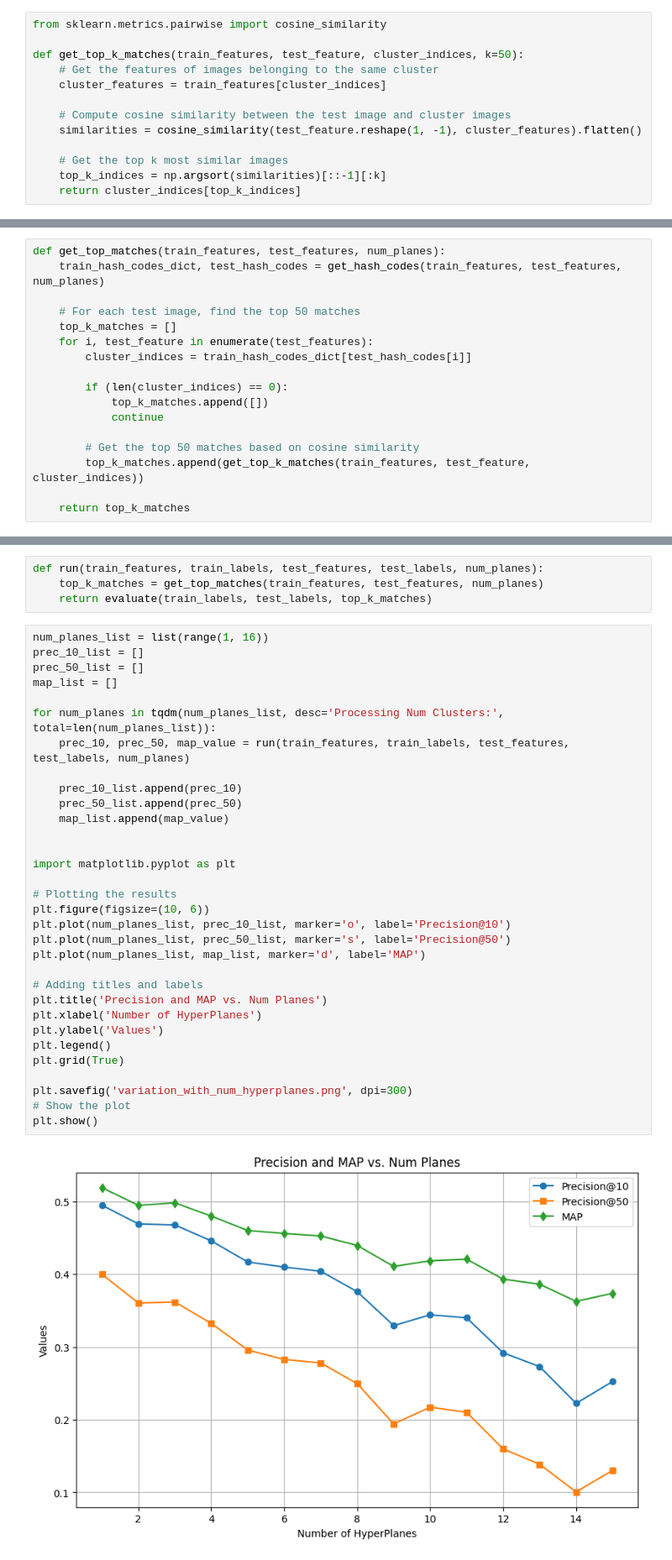
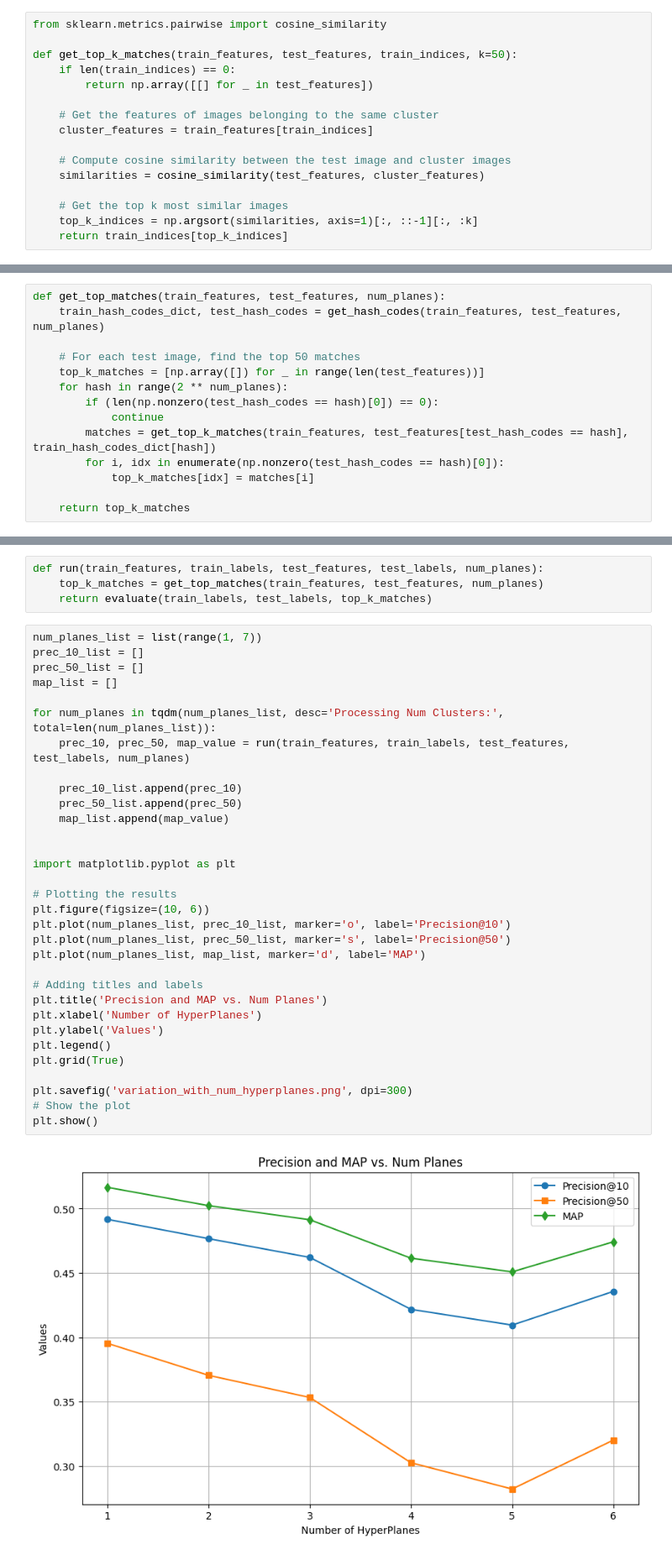
Before and after one commit to chaitanyagarg58/CS635_Information_Retrieval_Assignments, a Jupyter notebook: Assignment-2/Random_Projection_Hashing_CIFAR_100.ipynb, the cells around one changed output, grey strips where cells are left out. Shown: that part at 84% size. Saved outputs shown, nothing was run; the diff lists cells and outputs as text.

```diff
--- a/Assignment-2/Random_Projection_Hashing_CIFAR_100.ipynb
+++ b/Assignment-2/Random_Projection_Hashing_CIFAR_100.ipynb
@@ -58,16 +58,19 @@ Downloading: "https://download.pytorch.org/models/resnet50-0676ba61.pth" to /roo
 # %%
 from sklearn.metrics.pairwise import cosine_similarity
 
-def get_top_k_matches(train_features, test_feature, cluster_indices, k=50):
+def get_top_k_matches(train_features, test_features, train_indices, k=50):
+    if len(train_indices) == 0:
+        return np.array([[] for _ in test_features])
+
     # Get the features of images belonging to the same cluster
-    cluster_features = train_features[cluster_indices]
+    cluster_features = train_features[train_indices]
 
     # Compute cosine similarity between the test image and cluster images
-    similarities = cosine_similarity(test_feature.reshape(1, -1), cluster_features).flatten()
+    similarities = cosine_similarity(test_features, cluster_features)
 
     # Get the top k most similar images
-    top_k_indices = np.argsort(similarities)[::-1][:k]
-    return cluster_indices[top_k_indices]
+    top_k_indices = np.argsort(similarities, axis=1)[:, ::-1][:, :k]
+    return train_indices[top_k_indices]
 # %%
 def precision_at_k(true_label, top_k_labels, k):
     top_k = top_k_labels[:k]
@@ -119,16 +122,13 @@ def get_top_matches(train_features, test_features, num_planes):
     train_hash_codes_dict, test_hash_codes = get_hash_codes(train_features, test_features, num_planes)
 
     # For each test image, find the top 50 matches
-    top_k_matches = []
-    for i, test_feature in enumerate(test_features):
-        cluster_indices = train_hash_codes_dict[test_hash_codes[i]]
-
-        if (len(cluster_indices) == 0):
-            top_k_matches.append([])
+    top_k_matches = [np.array([]) for _ in range(len(test_features))]
+    for hash in range(2 ** num_planes):
+        if (len(np.nonzero(test_hash_codes == hash)[0]) == 0):
             continue
-
-        # Get the top 50 matches based on cosine similarity
-        top_k_matches.append(get_top_k_matches(train_features, test_feature, cluster_indices))
+        matches = get_top_k_matches(train_features, test_features[test_hash_codes == hash], train_hash_codes_dict[hash])
+        for i, idx in enumerate(np.nonzero(test_hash_codes == hash)[0]):
+            top_k_matches[idx] = matches[i]
 
     return top_k_matches
 # %%
@@ -151,36 +151,36 @@ def run(train_features, train_labels, test_features, test_labels, num_planes):
     top_k_matches = get_top_matches(train_features, test_features, num_planes)
     return evaluate(train_labels, test_labels, top_k_matches)
 # %%
-num_planes_list = list(range(1, 16))
+num_planes_list = list(range(1, 7))
 prec_10_list = []
 prec_50_list = []
 map_list = []
 
 for num_planes in tqdm(num_planes_list, desc='Processing Num Clusters:', total=len(num_planes_list)):
     prec_10, prec_50, map_value = run(train_features, train_labels, test_features, test_labels, num_planes)
 
     prec_10_list.append(prec_10)
     prec_50_list.append(prec_50)
     map_list.append(map_value)
 
 
 import matplotlib.pyplot as plt
 
 # Plotting the results
 plt.figure(figsize=(10, 6))
 plt.plot(num_planes_list, prec_10_list, marker='o', label='Precision@10')
 plt.plot(num_planes_list, prec_50_list, marker='s', label='Precision@50')
 plt.plot(num_planes_list, map_list, marker='d', label='MAP')
 
 # Adding titles and labels
 plt.title('Precision and MAP vs. Num Planes')
 plt.xlabel('Number of HyperPlanes')
 plt.ylabel('Values')
 plt.legend()
 plt.grid(True)
 
 plt.savefig('variation_with_num_hyperplanes.png', dpi=300)
 # Show the plot
 plt.show()
 # %% [output]
-[figure, old version]
+[figure, new version]
```
Also changed, not shown: 5 other files.
